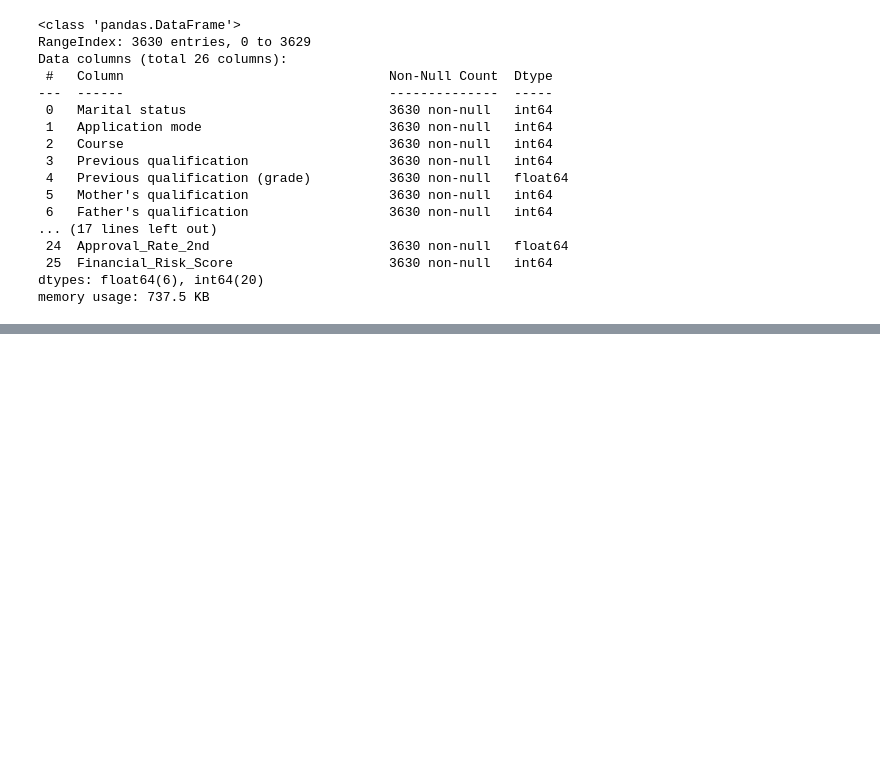
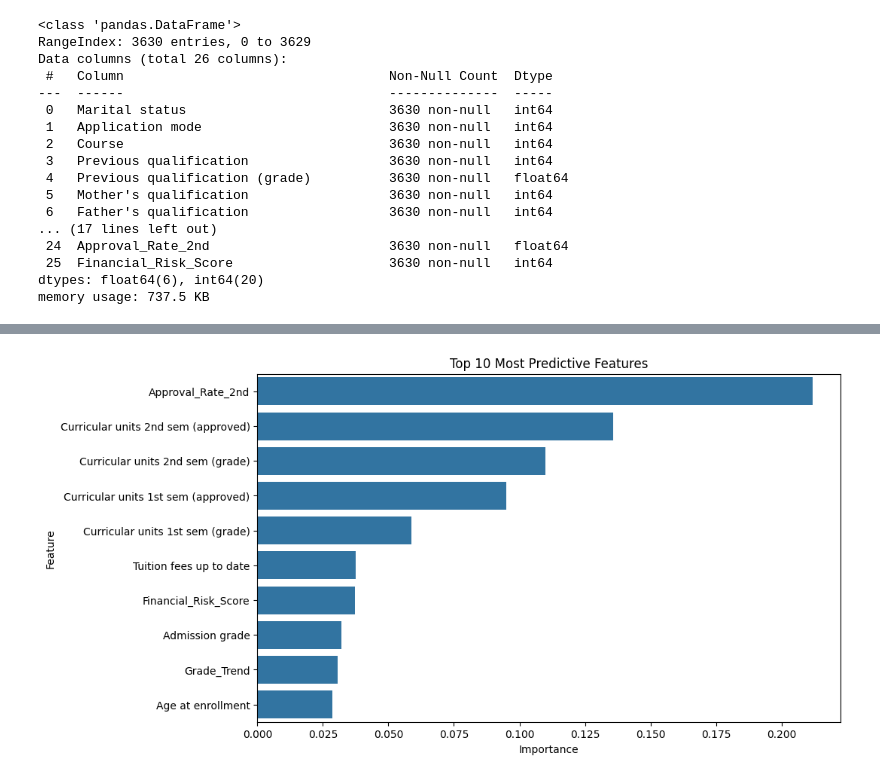
Before and after one commit to BilaalBakare/dropout-risk-factor-analysis, a Jupyter notebook: model.ipynb, the cells around one changed output, grey strips where cells are left out. Saved outputs shown, nothing was run; the diff lists cells and outputs as text; code cells hidden in the pictures; blank space fills up the shorter version.

```diff
--- a/model.ipynb
+++ b/model.ipynb
@@ -149,0 +148,22 @@ weighted avg       0.91      0.91      0.91       726
+# %%
+import pandas as pd
+import matplotlib.pyplot as plt
+import seaborn as sns
+
+# 1. Get the importance scores
+importances = RandomForest_model.feature_importances_
+
+# 2. Match them with your column names
+feature_names = X_train.columns
+feature_importance_df = pd.DataFrame({'Feature': feature_names, 'Importance': importances})
+
+# 3. Sort by importance
+feature_importance_df = feature_importance_df.sort_values(by='Importance', ascending=False)
+
+# 4. Plot the Top 10
+plt.figure(figsize=(10, 6))
+sns.barplot(x='Importance', y='Feature', data=feature_importance_df.head(10))
+plt.title('Top 10 Most Predictive Features')
+plt.show()
+# %% [output]
+[figure, added]
```
Also changed, not shown: parts of 10 cells of this notebook, 2 other files.
